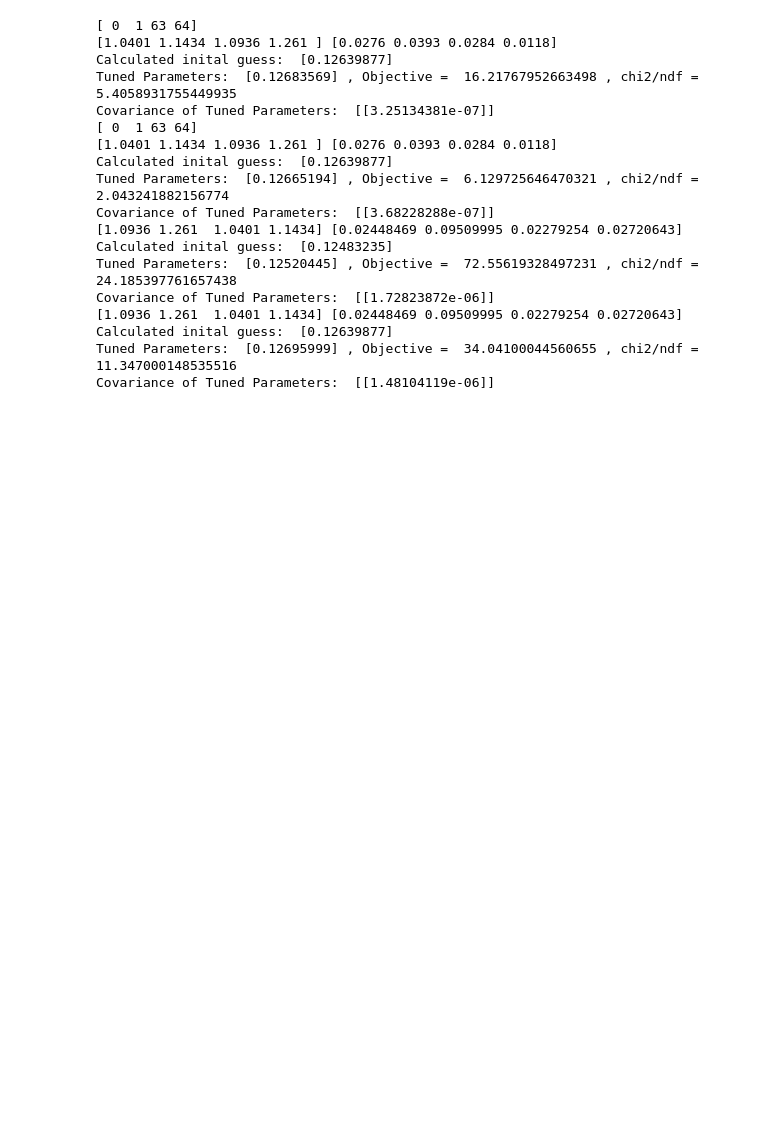
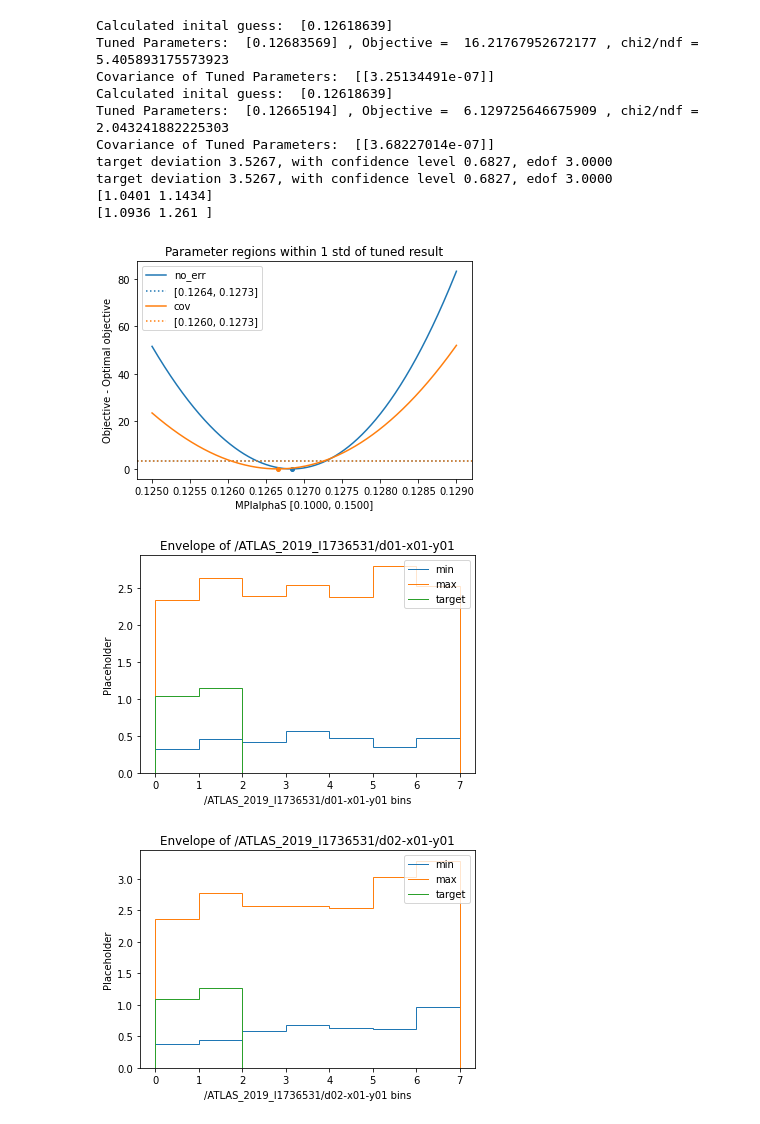
Before and after one commit to Jeffae-Schroff/apprentice-jax, a Jupyter notebook: summer_data_test.ipynb, the cells around one changed output. Saved outputs shown, nothing was run; the diff lists cells and outputs as text; code cells hidden in the pictures; blank space fills up the shorter version.

Commit message:
40 bin summer_data working, next commit will remove manual target data entry

```diff
--- a/summer_data_test.ipynb
+++ b/summer_data_test.ipynb
@@ -9,34 +9,28 @@ Fitting 351 of 133561: /ATLAS_2019_I1736531/d06-x01-y01[AUX_mur0.5_muf1]#0
 # %%
 target_bins = ['/ATLAS_2019_I1736531/d01-x01-y01#0', '/ATLAS_2019_I1736531/d01-x01-y01#1',\
                '/ATLAS_2019_I1736531/d02-x01-y01#0','/ATLAS_2019_I1736531/d02-x01-y01#1']
 target_values = jnp.array([1.0401, 1.1434, 1.0936, 1.261])
 target_errors = jnp.array([0.0276, 0.0393, 0.0284, 0.0118])
 summer_tune = Paramtune('summer_data/fits.npz', 'summer_data/allrivetdata.json', covariance = False,
     target_bins = target_bins, target_values = target_values, target_errors = target_errors)
 summer_tune_cov = Paramtune('summer_data/fits.npz', 'summer_data/allrivetdata.json', covariance = True,
     target_bins = target_bins, target_values = target_values, target_errors = target_errors)
-target_binidns = jnp.array([0,1,8,9])
-summer_tune = Paramtune('summer_data/fits.npz', 'summer_data/allrivetdata.json', covariance = False,
-    target_h5 = 'summer_data/HEPData-ins1736531-v1-csv.h5', target_binidns = target_binidns)
-summer_tune_more_cov = Paramtune('summer_data/fits.npz', 'summer_data/allrivetdata.json', covariance = True,
-    target_h5 = 'summer_data/HEPData-ins1736531-v1-csv.h5', target_binidns = target_binidns)
+graph_range = [0.125,0.129]
+summer_tune.graph_objective(graph_range = graph_range)
+summer_tune_cov.graph_objective(new_figure = False, graph_range = graph_range)
+summer_tune.graph_envelope_target()
 # %% [output]
-[ 0  1 63 64]
-[1.0401 1.1434 1.0936 1.261 ] [0.0276 0.0393 0.0284 0.0118]
-Calculated inital guess:  [0.12639877]
-Tuned Parameters:  [0.12683569] , Objective =  16.21767952663498 , chi2/ndf =  5.4058931755449935
-Covariance of Tuned Parameters:  [[3.25134381e-07]]
-[ 0  1 63 64]
-[1.0401 1.1434 1.0936 1.261 ] [0.0276 0.0393 0.0284 0.0118]
-Calculated inital guess:  [0.12639877]
-Tuned Parameters:  [0.12665194] , Objective =  6.129725646470321 , chi2/ndf =  2.043241882156774
-Covariance of Tuned Parameters:  [[3.68228288e-07]]
-[1.0936 1.261  1.0401 1.1434] [0.02448469 0.09509995 0.02279254 0.02720643]
-Calculated inital guess:  [0.12483235]
-Tuned Parameters:  [0.12520445] , Objective =  72.55619328497231 , chi2/ndf =  24.185397761657438
-Covariance of Tuned Parameters:  [[1.72823872e-06]]
-[1.0936 1.261  1.0401 1.1434] [0.02448469 0.09509995 0.02279254 0.02720643]
-Calculated inital guess:  [0.12639877]
-Tuned Parameters:  [0.12695999] , Objective =  34.04100044560655 , chi2/ndf =  11.347000148535516
-Covariance of Tuned Parameters:  [[1.48104119e-06]]
+Calculated inital guess:  [0.12618639]
+Tuned Parameters:  [0.12683569] , Objective =  16.21767952672177 , chi2/ndf =  5.405893175573923
+Covariance of Tuned Parameters:  [[3.25134491e-07]]
+Calculated inital guess:  [0.12618639]
+Tuned Parameters:  [0.12665194] , Objective =  6.129725646675909 , chi2/ndf =  2.043241882225303
+Covariance of Tuned Parameters:  [[3.68227014e-07]]
+target deviation 3.5267, with confidence level 0.6827, edof 3.0000
+target deviation 3.5267, with confidence level 0.6827, edof 3.0000
+[1.0401 1.1434]
+[1.0936 1.261 ]
+[figure, added]
+[figure, added]
+[figure, added]
 # %%
```
Also changed, not shown: parts of 5 cells of this notebook, 7 other files.
